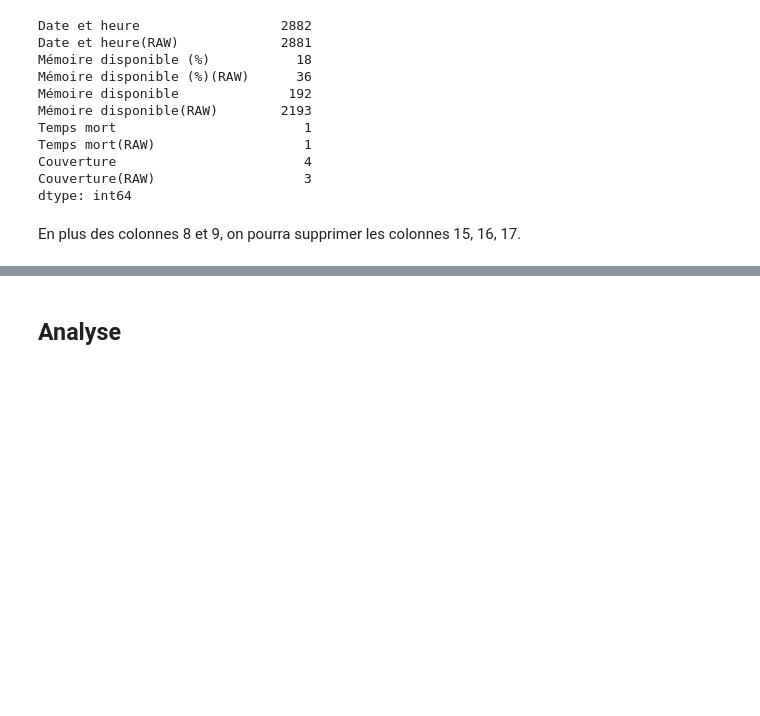
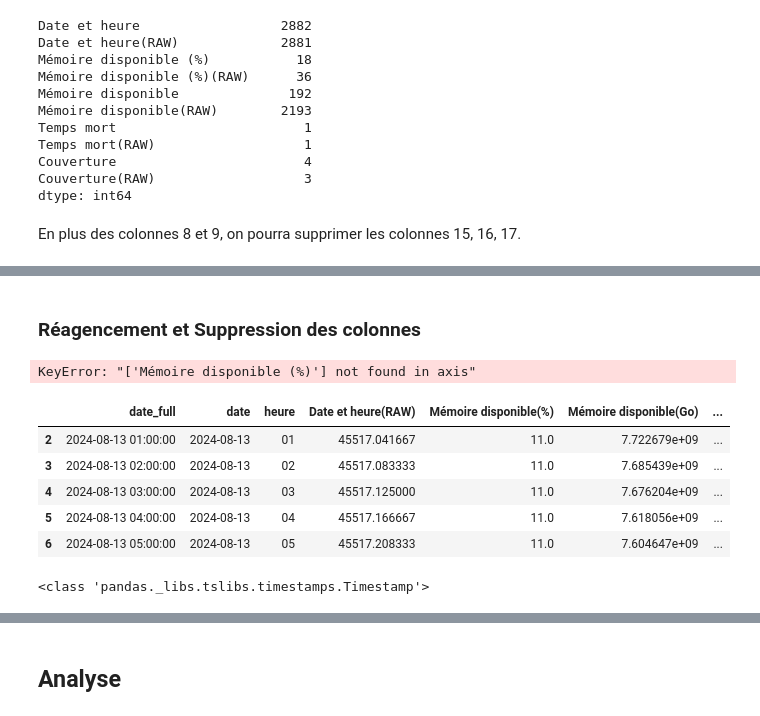
Before and after one commit to AntoineValette/projet_industriel, a Jupyter notebook: notebook/myreport_ram_full.ipynb, the cells around one changed output, grey strips where cells are left out. Drawn from its saved outputs; the diff is of its cells as text; code cells hidden in the pictures; blank space fills up the shorter version.

```diff
--- a/notebook/myreport_ram_full.ipynb
+++ b/notebook/myreport_ram_full.ipynb
@@ -80,0 +115,7 @@ tab.head()
+# %%
+# Convertir toutes les dates de la colonne 'Date et heure(RAW)'
+tab['date_full'] = tab['Date et heure(RAW)'].apply(from_excel_ordinal)
+
+# Extraire la date et l'heure sous forme de colonnes séparées
+tab['date'] = tab['date_full'].dt.strftime("%Y-%m-%d")  # Format YY-MM-DD
+tab['heure'] = tab['date_full'].dt.strftime("%H")  # Format HH
@@ -80,0 +131,2 @@ tab.head()
+# %% [markdown]
+### Réagencement et Suppression des colonnes
@@ -80,0 +137,9 @@ tab.head()
+# %%
+# suppression des colonnes inutiles
+tab = tab.drop(columns=["Date et heure"])
+tab = tab.drop(columns=["Mémoire disponible (%)"])
+tab = tab.drop(columns=["Mémoire disponible"])
+tab = tab.drop(columns=["Temps mort"])
+tab = tab.drop(columns=["Couverture"])
+# %% [output]
+KeyError: "['Mémoire disponible (%)'] not found in axis"
@@ -80,0 +152,13 @@ tab.head()
+# %%
+tab.head()
+# %% [output]
+|  | date_full | date | heure | Date et heure(RAW) | Mémoire disponible(%) | Mémoire disponible(Go) | ... |
+| 2 | 2024-08-13 01:00:00 | 2024-08-13 | 01 | 45517.041667 | 11.0 | 7.722679e+09 | ... |
+| 3 | 2024-08-13 02:00:00 | 2024-08-13 | 02 | 45517.083333 | 11.0 | 7.685439e+09 | ... |
+| 4 | 2024-08-13 03:00:00 | 2024-08-13 | 03 | 45517.125000 | 11.0 | 7.676204e+09 | ... |
+| 5 | 2024-08-13 04:00:00 | 2024-08-13 | 04 | 45517.166667 | 11.0 | 7.618056e+09 | ... |
+| 6 | 2024-08-13 05:00:00 | 2024-08-13 | 05 | 45517.208333 | 11.0 | 7.604647e+09 | ... |
+# %%
+print(type(tab["date_full"].iloc[0])) #vérifier le typage de date_full
+# %% [output]
+<class 'pandas._libs.tslibs.timestamps.Timestamp'>
```
Also changed, not shown: parts of 14 cells of this notebook, 1 other file.
